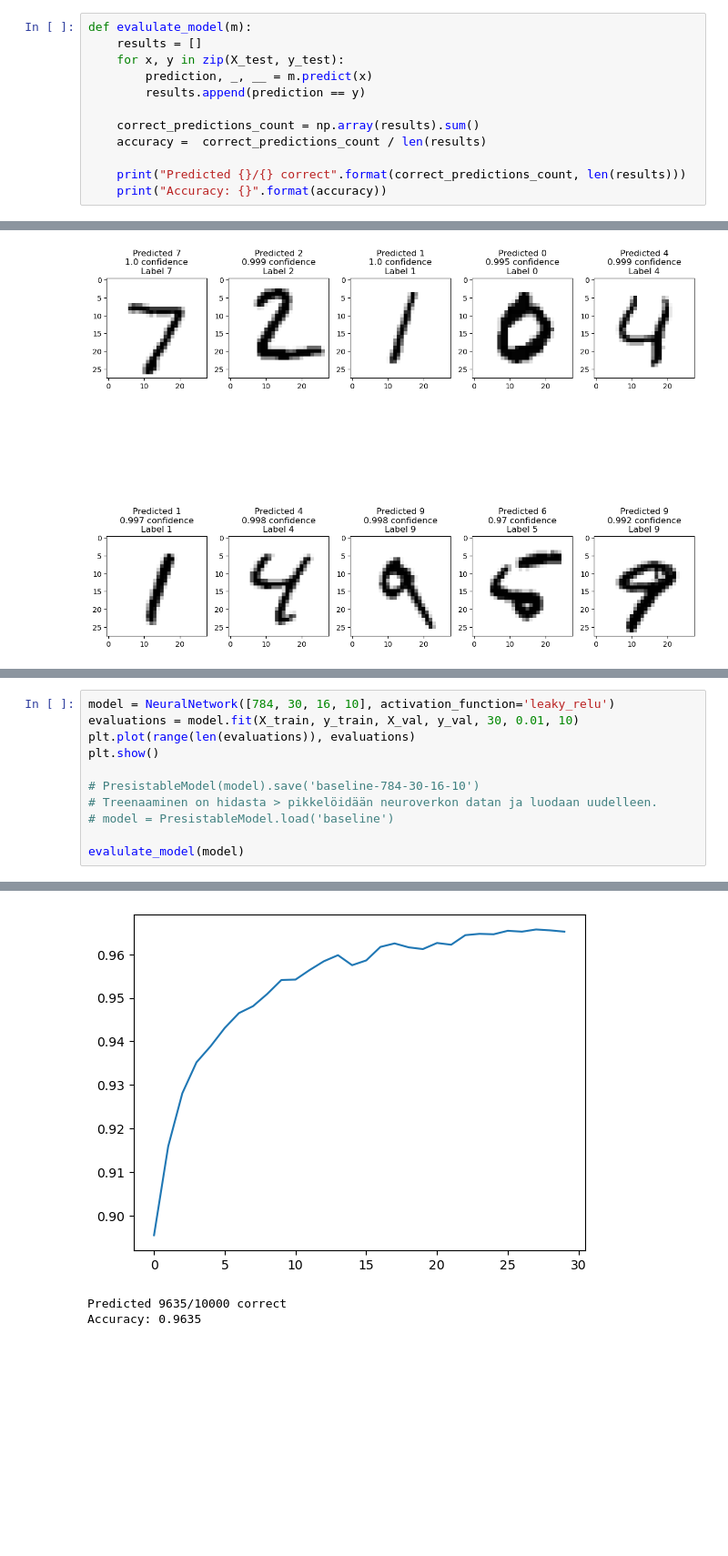
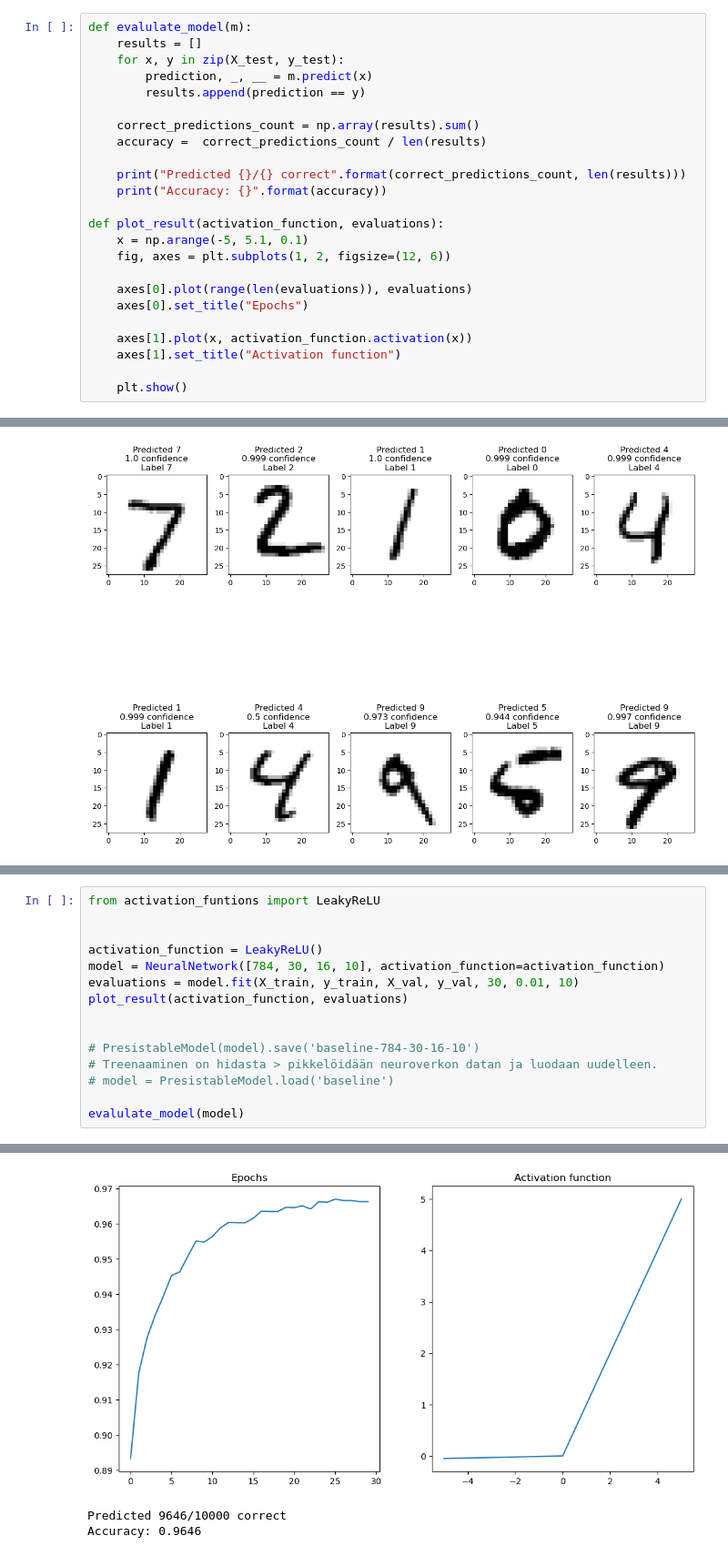
Before and after one commit to hypatrik/tiralabra, a Jupyter notebook: src/neural_network.ipynb, the cells around one changed output, grey strips where cells are left out. Shown: that part at 91% size. Saved outputs shown, nothing was run; the diff lists cells and outputs as text; blank space fills up the shorter version.

```diff
--- a/src/neural_network.ipynb
+++ b/src/neural_network.ipynb
@@ -32,3 +32,15 @@ def evalulate_model(m):
 
     print("Predicted {}/{} correct".format(correct_predictions_count, len(results)))
     print("Accuracy: {}".format(accuracy))
+
+def plot_result(activation_function, evaluations):
+    x = np.arange(-5, 5.1, 0.1)
+    fig, axes = plt.subplots(1, 2, figsize=(12, 6))
+
+    axes[0].plot(range(len(evaluations)), evaluations)
+    axes[0].set_title("Epochs")
+
+    axes[1].plot(x, activation_function.activation(x))
+    axes[1].set_title("Activation function")
+
+    plt.show()
@@ -119,8 +147,12 @@ Accuracy: 0.098
 # %%
-model = NeuralNetwork([784, 30, 16, 10], activation_function='leaky_relu')
+from activation_funtions import LeakyReLU
+
+
+activation_function = LeakyReLU()
+model = NeuralNetwork([784, 30, 16, 10], activation_function=activation_function)
 evaluations = model.fit(X_train, y_train, X_val, y_val, 30, 0.01, 10)
-plt.plot(range(len(evaluations)), evaluations)
-plt.show()
+plot_result(activation_function, evaluations)
+
 
 # PresistableModel(model).save('baseline-784-30-16-10')
 # Treenaaminen on hidasta > pikkelöidään neuroverkon datan ja luodaan uudelleen.
@@ -148,3 +180,3 @@ Predicted 9652/10000
-[figure, old version]
+[figure, new version]
-Predicted 9635/10000 correct
-Accuracy: 0.9635
+Predicted 9646/10000 correct
+Accuracy: 0.9646
```
Also changed, not shown: parts of 10 cells of this notebook, 6 other files.
